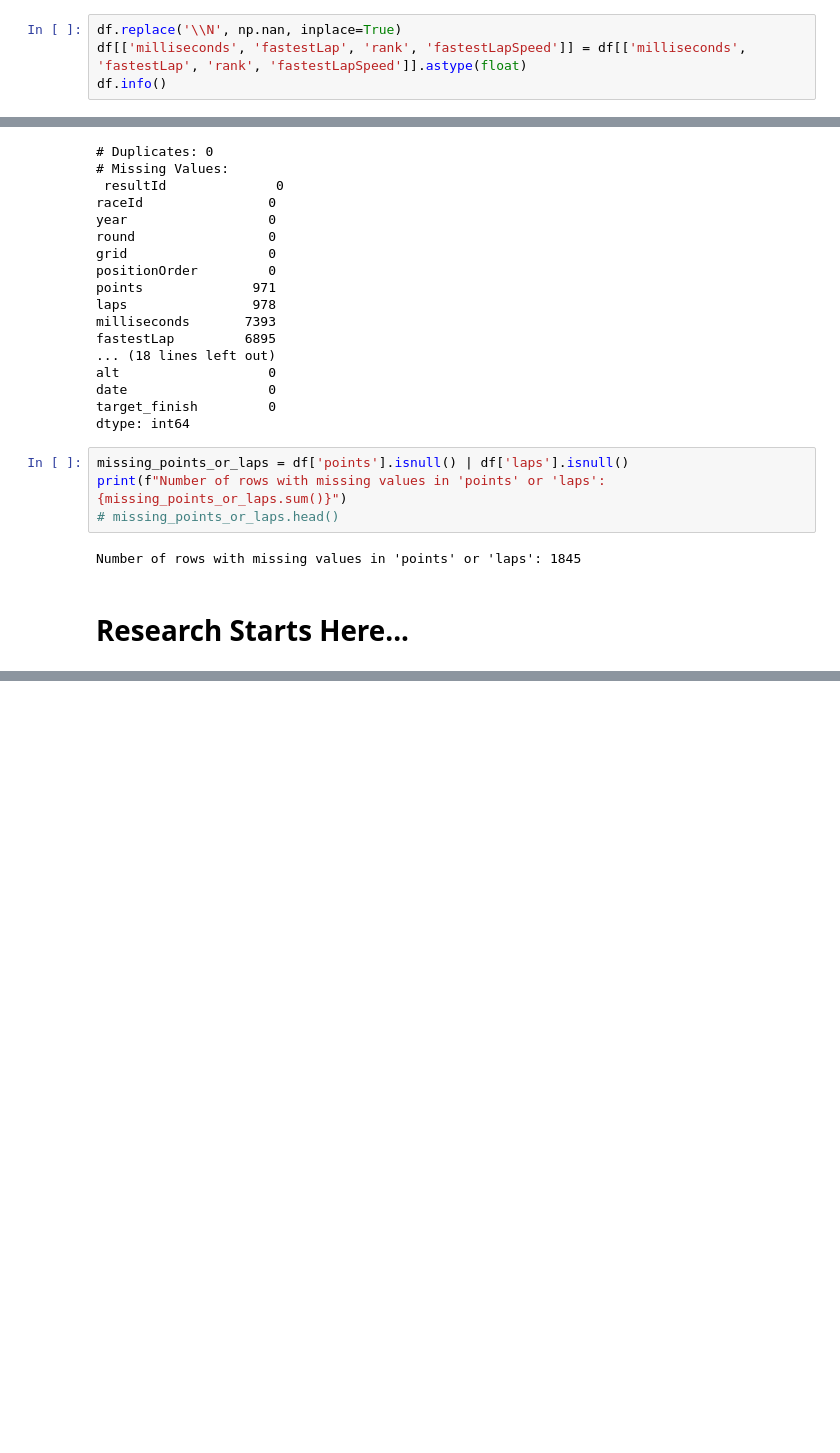
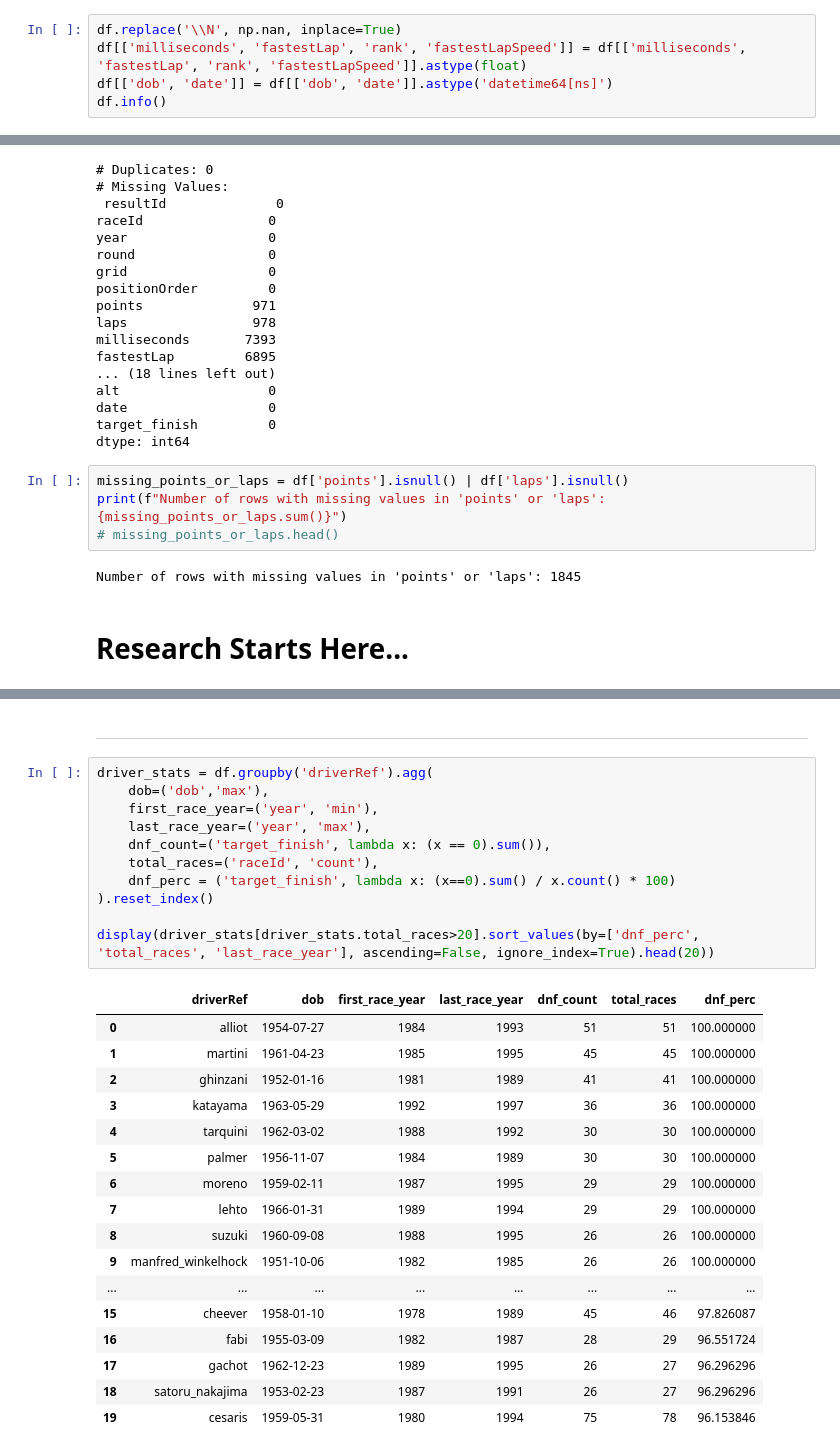
Before and after one commit to aBDULQADARmANASAWALA/GDG-Interview-Tasks, a Jupyter notebook: GDG_Task_2.ipynb, the cells around one changed output, grey strips where cells are left out. Drawn from its saved outputs; the diff is of its cells as text; blank space fills up the shorter version.

```diff
--- a/GDG_Task_2.ipynb
+++ b/GDG_Task_2.ipynb
@@ -124,6 +126,7 @@ dtype: int64
 # %%
 df.replace('\\N', np.nan, inplace=True)
 df[['milliseconds', 'fastestLap', 'rank', 'fastestLapSpeed']] = df[['milliseconds', 'fastestLap', 'rank', 'fastestLapSpeed']].astype(float)
+df[['dob', 'date']] = df[['dob', 'date']].astype('datetime64[ns]')
 df.info()
 # %% [output]
 <class 'pandas.core.frame.DataFrame'>
@@ -293,3 +299,34 @@ fig.update_yaxes(title_text="DNF Count", secondary_y=True, range=[0, max_value])
 fig.show()
 # %% [output]
 [interactive output not drawn]
+# %% [markdown]
+<hr size=20 color='grey'>
+# %%
+driver_stats = df.groupby('driverRef').agg(
+    dob=('dob','max'),
+    first_race_year=('year', 'min'),
+    last_race_year=('year', 'max'),
+    dnf_count=('target_finish', lambda x: (x == 0).sum()),
+    total_races=('raceId', 'count'),
+    dnf_perc = ('target_finish', lambda x: (x==0).sum() / x.count() * 100)
+).reset_index()
+
+display(driver_stats[driver_stats.total_races>20].sort_values(by=['dnf_perc', 'total_races', 'last_race_year'], ascending=False, ignore_index=True).head(20))
+# %% [output]
+|  | driverRef | dob | first_race_year | last_race_year | dnf_count | total_races | dnf_perc |
+| 0 | alliot | 1954-07-27 | 1984 | 1993 | 51 | 51 | 100.000000 |
+| 1 | martini | 1961-04-23 | 1985 | 1995 | 45 | 45 | 100.000000 |
+| 2 | ghinzani | 1952-01-16 | 1981 | 1989 | 41 | 41 | 100.000000 |
+| 3 | katayama | 1963-05-29 | 1992 | 1997 | 36 | 36 | 100.000000 |
+| 4 | tarquini | 1962-03-02 | 1988 | 1992 | 30 | 30 | 100.000000 |
+| 5 | palmer | 1956-11-07 | 1984 | 1989 | 30 | 30 | 100.000000 |
+| 6 | moreno | 1959-02-11 | 1987 | 1995 | 29 | 29 | 100.000000 |
+| 7 | lehto | 1966-01-31 | 1989 | 1994 | 29 | 29 | 100.000000 |
+| 8 | suzuki | 1960-09-08 | 1988 | 1995 | 26 | 26 | 100.000000 |
+| 9 | manfred_winkelhock | 1951-10-06 | 1982 | 1985 | 26 | 26 | 100.000000 |
+| ... | ... | ... | ... | ... | ... | ... | ... |
+| 15 | cheever | 1958-01-10 | 1978 | 1989 | 45 | 46 | 97.826087 |
+| 16 | fabi | 1955-03-09 | 1982 | 1987 | 28 | 29 | 96.551724 |
+| 17 | gachot | 1962-12-23 | 1989 | 1995 | 26 | 27 | 96.296296 |
+| 18 | satoru_nakajima | 1953-02-23 | 1987 | 1991 | 26 | 27 | 96.296296 |
+| 19 | cesaris | 1959-05-31 | 1980 | 1994 | 75 | 78 | 96.153846 |
```
Also changed, not shown: parts of 15 cells of this notebook.
